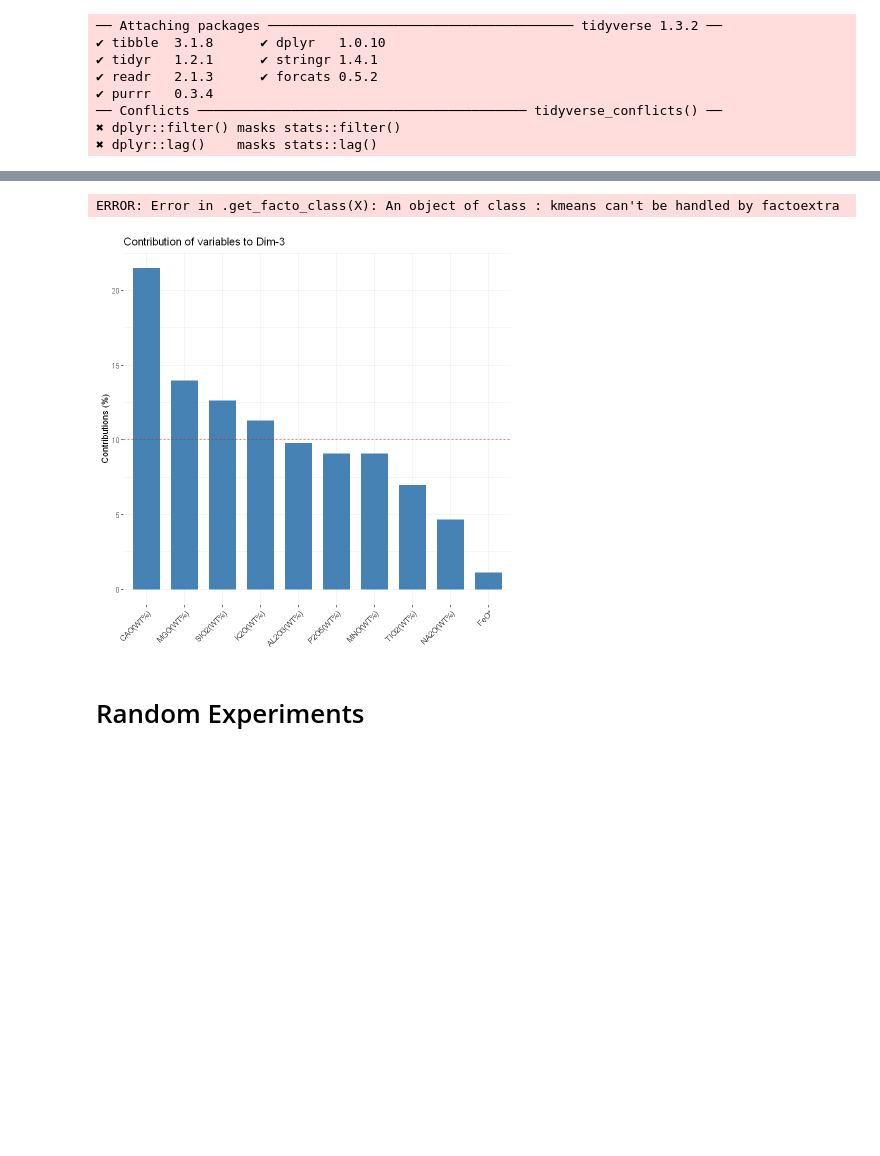
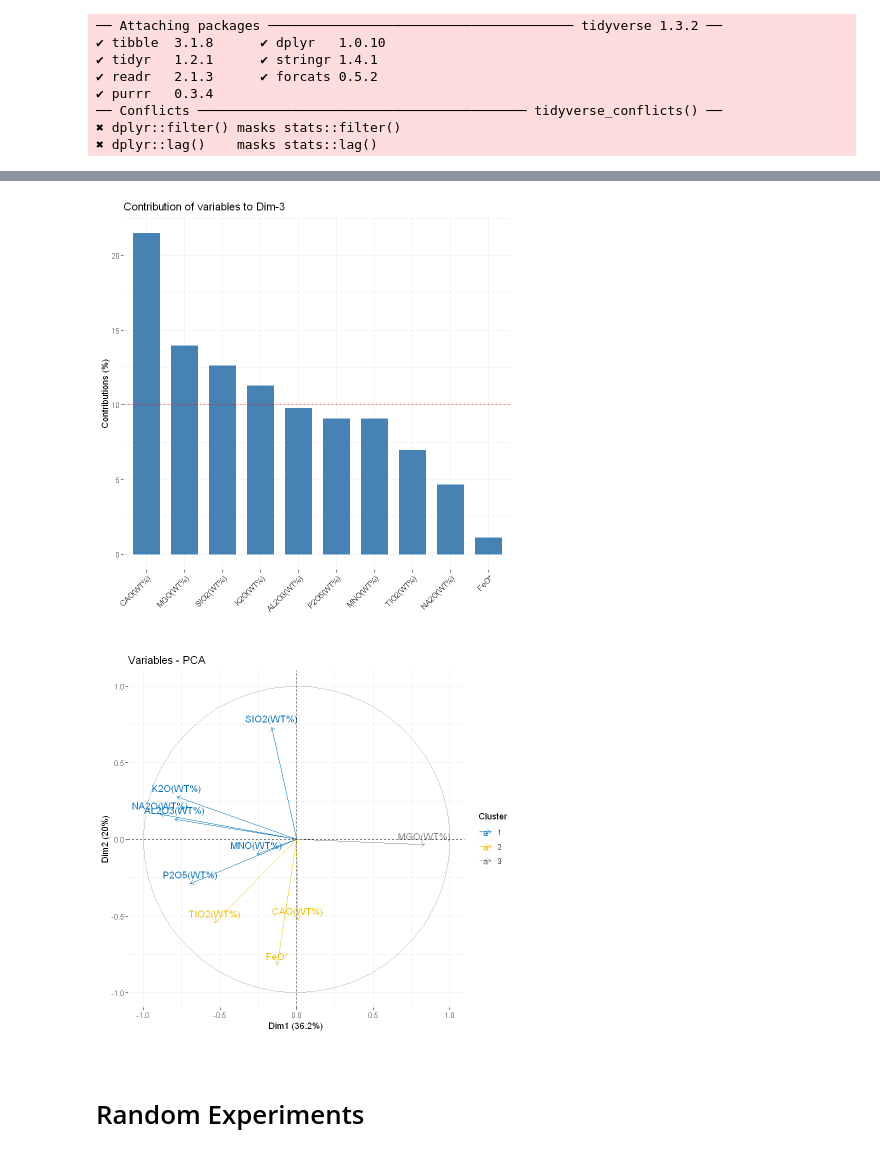
Before and after one commit to miromanestar/LomaGeology, a Jupyter notebook: src/pca.ipynb, the cells around one changed output, grey strips where cells are left out. Cells and saved outputs as stored; diff of their text form; code cells hidden in the pictures; blank space fills up the shorter version.

```diff
--- a/src/pca.ipynb
+++ b/src/pca.ipynb
@@ -68,36 +68,36 @@ for (i in 1:3) {
     gradient.cols = c('#00AFBB', '#E7B800', '#FC4E07'),
     repel = TRUE,
     axes = c(i, i + 1)
   ))
 
   print(fviz_contrib(pca, choice = "var", axes = i, top = 10))
 }
 
 # fviz_pca_biplot(
 #   pca,
 #   repel=TRUE,
 #   col.var = '#2E9FDF',
 #   col.ind = '#696969',
 # )
 
-km <- kmeans(var$coord, centers = 3, nstart = 20)
+km <- kmeans(var$coord, centers = 3, nstart = 25)
 grp <- as.factor(km$cluster)
 fviz_pca_var(
-  km,
+  pca,
   col.var = grp,
   palette = c("#0073C2FF", "#EFC000FF", "#868686FF"),
   legend.title = 'Cluster'
 )
 # %% [output]
 [figure]
 [figure]
 [figure]
 [figure]
 [figure]
 [figure]
 [figure]
-ERROR: Error in .get_facto_class(X): An object of class : kmeans can't be handled by factoextra
 [figure]
+[figure, added]
 # %% [markdown]
 # Random Experiments
 # %%
```
Also changed, not shown: 2 other files.
